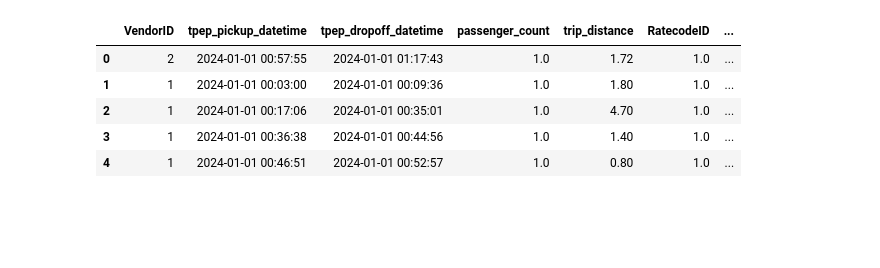
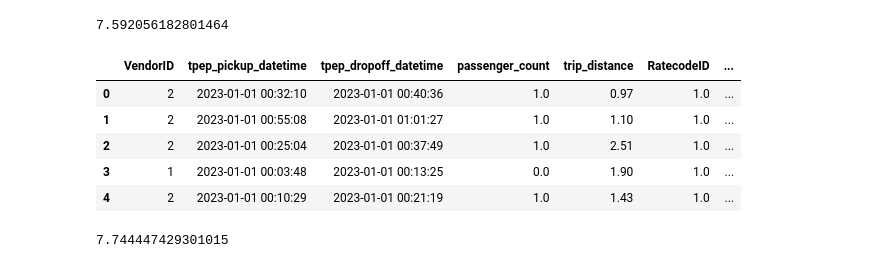
Before and after one commit to adevanshu22/mlops-zoomcamp, a Jupyter notebook: 01-intro/homework.ipynb, the cells around one changed output. Saved outputs shown, nothing was run; the diff lists cells and outputs as text; code cells hidden in the pictures; blank space fills up the shorter version.

```diff
--- a/01-intro/homework.ipynb
+++ b/01-intro/homework.ipynb
@@ -12,0 +27,2 @@ df = pd.read_parquet("https://d37ci6vzurychx.cloudfront.net/trip-data/yellow_tri
+# %%
+df = jan_df2[["PULocationID", "DOLocationID", "duration"]].sample(100000)
@@ -12,0 +69,16 @@ df = pd.read_parquet("https://d37ci6vzurychx.cloudfront.net/trip-data/yellow_tri
+# %%
+from sklearn.metrics import mean_squared_error
+import math
+math.sqrt(mean_squared_error(y, lr.predict(X_dict_transformed)))
+# %% [output]
+7.592056182801464
+# %%
+feb_path = 'https://d37ci6vzurychx.cloudfront.net/trip-data/yellow_tripdata_2023-02.parquet'
+# %%
+def process_data(path):
+    df = pd.read_parquet("https://d37ci6vzurychx.cloudfront.net/trip-data/yellow_tripdata_2023-01.parquet")
+    df["duration"] = (df["tpep_dropoff_datetime"] - df["tpep_pickup_datetime"]).dt.total_seconds()/60
+
+    df2 = df[(df["duration"] >= 1) & (df["duration"] <= 60)].reset_index(drop = True)
+
+    return df2
@@ -13,9 +97,11 @@ df = pd.read_parquet("https://d37ci6vzurychx.cloudfront.net/trip-data/yellow_tri
+# %%
+feb_data = process_data(feb_path)
 # %%
-df.head()
+feb_data.head()
 # %% [output]
 |  | VendorID | tpep_pickup_datetime | tpep_dropoff_datetime | passenger_count | trip_distance | RatecodeID | ... |
-| 0 | 2 | 2024-01-01 00:57:55 | 2024-01-01 01:17:43 | 1.0 | 1.72 | 1.0 | ... |
-| 1 | 1 | 2024-01-01 00:03:00 | 2024-01-01 00:09:36 | 1.0 | 1.80 | 1.0 | ... |
-| 2 | 1 | 2024-01-01 00:17:06 | 2024-01-01 00:35:01 | 1.0 | 4.70 | 1.0 | ... |
-| 3 | 1 | 2024-01-01 00:36:38 | 2024-01-01 00:44:56 | 1.0 | 1.40 | 1.0 | ... |
-| 4 | 1 | 2024-01-01 00:46:51 | 2024-01-01 00:52:57 | 1.0 | 0.80 | 1.0 | ... |
+| 0 | 2 | 2023-01-01 00:32:10 | 2023-01-01 00:40:36 | 1.0 | 0.97 | 1.0 | ... |
+| 1 | 2 | 2023-01-01 00:55:08 | 2023-01-01 01:01:27 | 1.0 | 1.10 | 1.0 | ... |
+| 2 | 2 | 2023-01-01 00:25:04 | 2023-01-01 00:37:49 | 1.0 | 2.51 | 1.0 | ... |
+| 3 | 1 | 2023-01-01 00:03:48 | 2023-01-01 00:13:25 | 0.0 | 1.90 | 1.0 | ... |
+| 4 | 2 | 2023-01-01 00:10:29 | 2023-01-01 00:21:19 | 1.0 | 1.43 | 1.0 | ... |
@@ -21,0 +110,4 @@ df.head()
+# %%
+math.sqrt(mean_squared_error(y_oot, lr.predict(X_oot)))
+# %% [output]
+7.744447429301015
```
Also changed, not shown: parts of 22 cells of this notebook.
